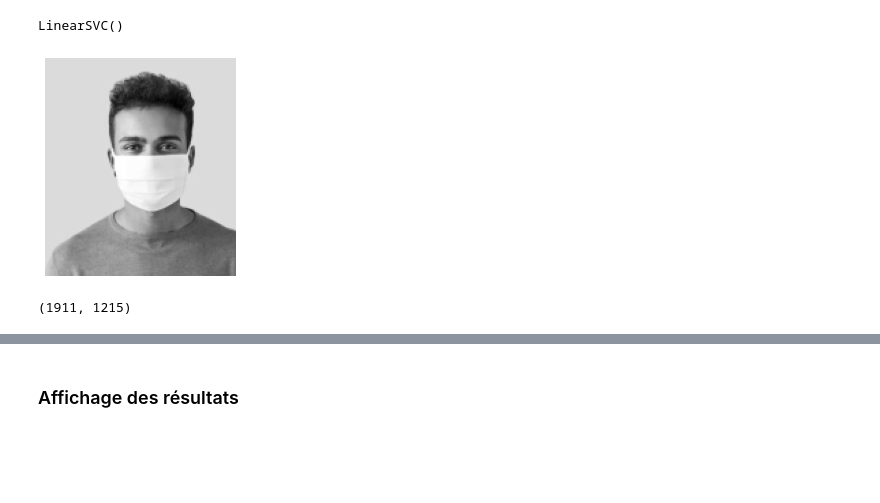
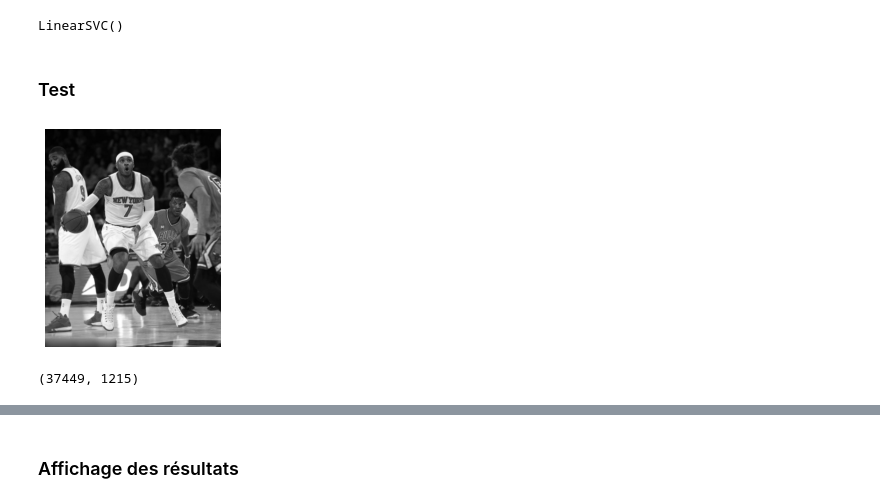
Before and after one commit to Jules02/TIPE, a Jupyter notebook: model_training.ipynb, the cells around one changed output, grey strips where cells are left out. Cells and saved outputs as stored; diff of their text form; code cells hidden in the pictures; blank space fills up the shorter version.

```diff
--- a/model_training.ipynb
+++ b/model_training.ipynb
@@ -63,15 +65,17 @@ model.fit(X_train, y_train)
 # %% [output]
 LinearSVC()
+# %% [markdown]
+### Test
 # %%
-test_image = skimage.io.imread('img/testset/chir/mask-chir1.jpg')
-test_image = skimage.color.rgb2gray(test_image)
-test_image = skimage.transform.rescale(test_image, 0.5)
-test_image = test_image[:160, 40:180]
+test_image = io.imread('img/basket.jpeg')
+test_image = color.rgb2gray(test_image)
+test_image = transform.rescale(test_image, 0.5)
+#test_image = test_image[:160, 40:180]
 
 plt.imshow(test_image, cmap='gray')
 plt.axis('off');
 # %% [output]
-[figure, old version]
+[figure, new version]
 # %%
 def sliding_window(img, patch_size=positive_patches[0].shape,
                    istep=2, jstep=2, scale=1.0):
@@ -87,7 +91,7 @@ indices, patches = zip(*sliding_window(test_image))
 patches_hog = np.array([hog(patch) for patch in patches])
 patches_hog.shape
 # %% [output]
-(1911, 1215)
+(37449, 1215)
 # %%
 labels = model.predict(patches_hog)
 labels.sum()
```
Also changed, not shown: parts of 11 cells of this notebook, 6 other files.
